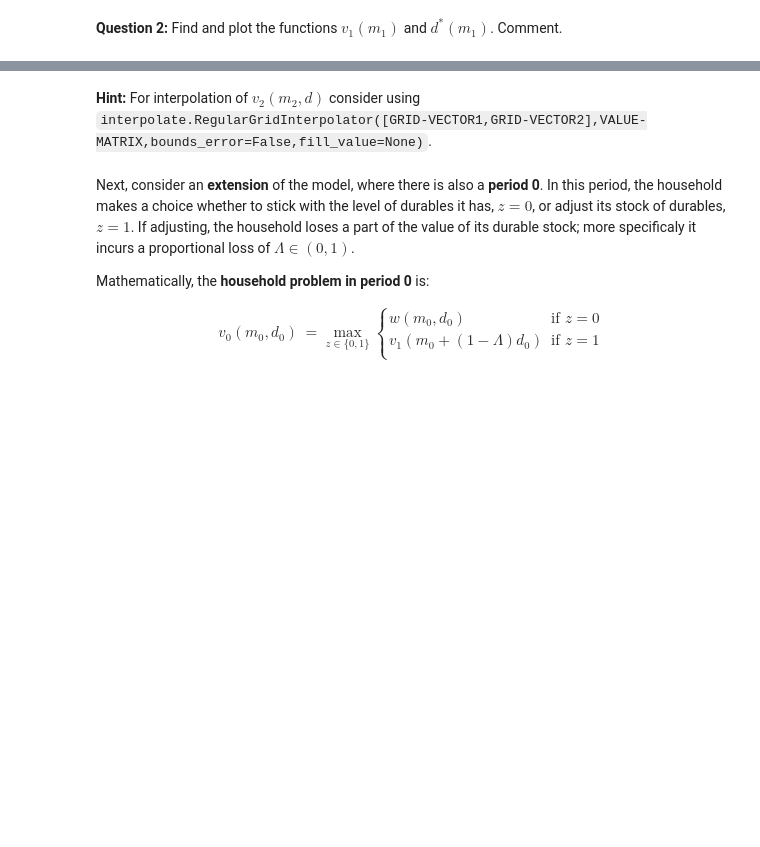
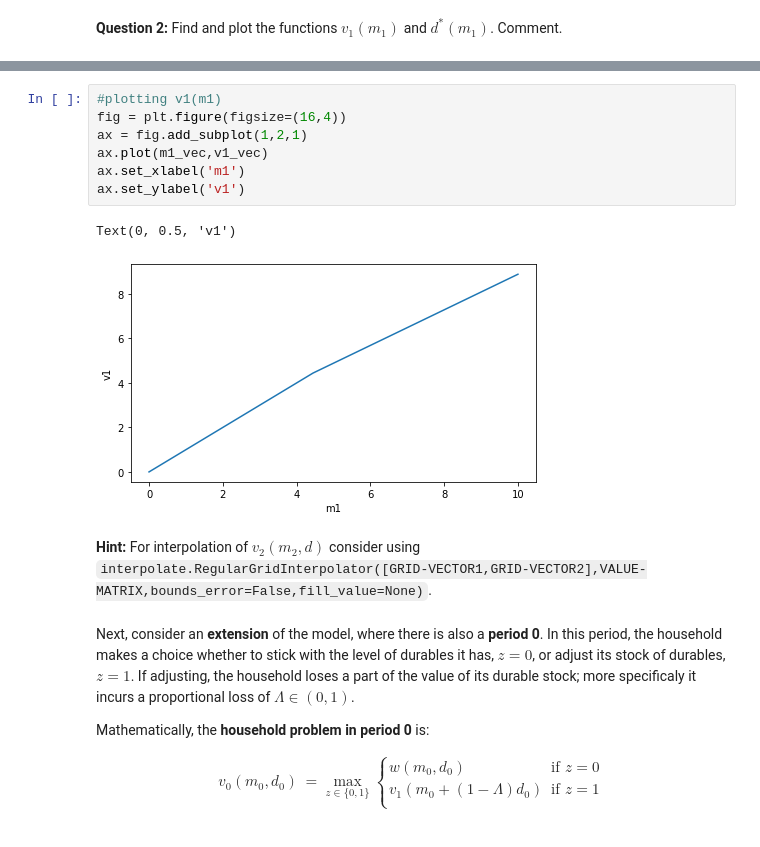
Before and after one commit to NumEconCopenhagen/projects-2020-group404, a Jupyter notebook: examproject/exam_2020.ipynb, the cells around one changed output, grey strips where cells are left out. Saved outputs shown, nothing was run; the diff lists cells and outputs as text; blank space fills up the shorter version.

```diff
--- a/examproject/exam_2020.ipynb
+++ b/examproject/exam_2020.ipynb
@@ -313,3 +252,13 @@ ax.set_ylim([-30 , 3])
+# %%
+#plotting v1(m1)
+fig = plt.figure(figsize=(16,4))
+ax = fig.add_subplot(1,2,1)
+ax.plot(m1_vec,v1_vec)
+ax.set_xlabel('m1')
+ax.set_ylabel('v1')
+# %% [output]
+Text(0, 0.5, 'v1')
+[figure, added]
 # %% [markdown]
 **Hint:** For interpolation of $v_2(m_2,d)$ consider using `interpolate.RegularGridInterpolator([GRID-VECTOR1,GRID-VECTOR2],VALUE-MATRIX,bounds_error=False,fill_value=None)`.
 # %% [markdown]
```
Also changed, not shown: parts of 9 cells of this notebook.
